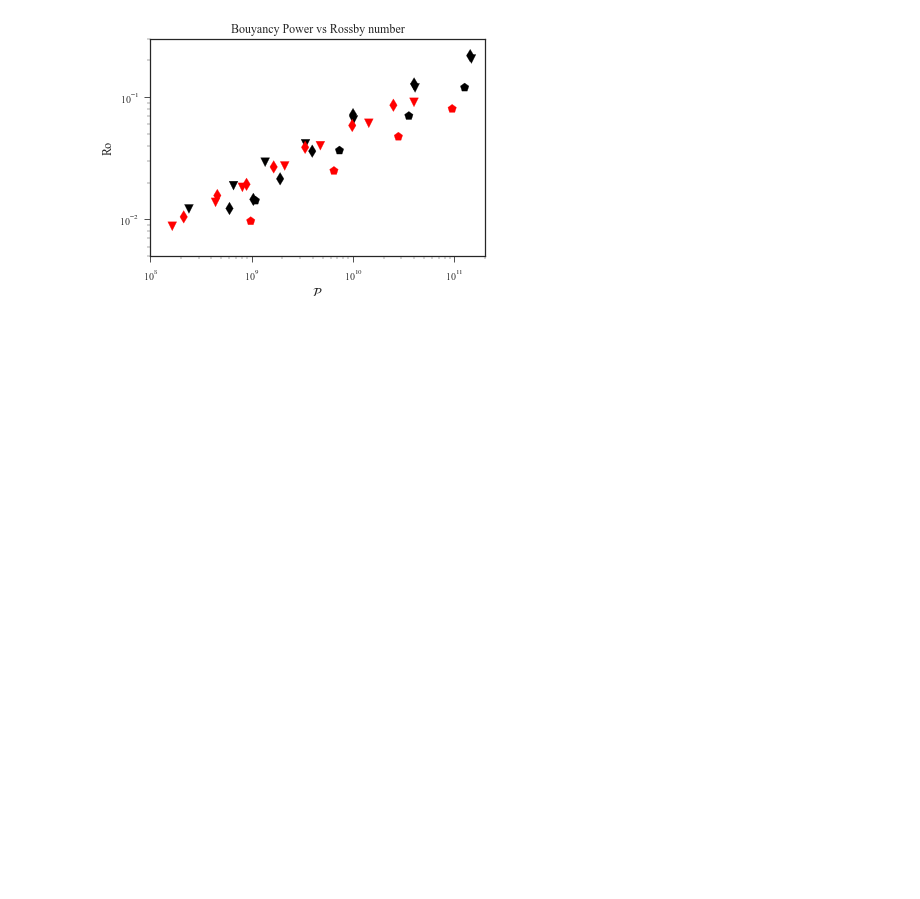
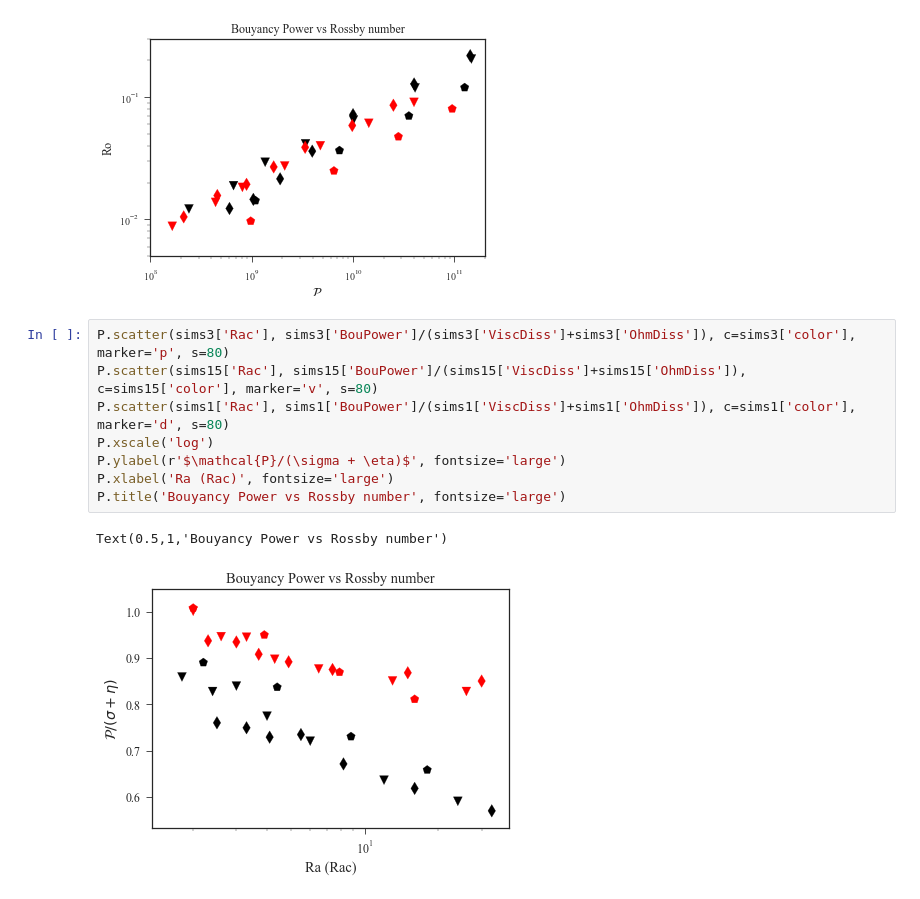
Before and after one commit to bzaire/Report_Sims, a Jupyter notebook: 7-KineticEnergy.ipynb, the cells around one changed output. Drawn from its saved outputs; the diff is of its cells as text; blank space fills up the shorter version.

```diff
--- a/7-KineticEnergy.ipynb
+++ b/7-KineticEnergy.ipynb
@@ -237,3 +237,14 @@ P.title('Bouyancy Power vs Rossby number', fontsize='large')
 # %% [output]
 Text(0.5,1,'Bouyancy Power vs Rossby number')
 [figure]
+# %%
+P.scatter(sims3['Rac'], sims3['BouPower']/(sims3['ViscDiss']+sims3['OhmDiss']), c=sims3['color'], marker='p', s=80)
+P.scatter(sims15['Rac'], sims15['BouPower']/(sims15['ViscDiss']+sims15['OhmDiss']), c=sims15['color'], marker='v', s=80)
+P.scatter(sims1['Rac'], sims1['BouPower']/(sims1['ViscDiss']+sims1['OhmDiss']), c=sims1['color'], marker='d', s=80)
+P.xscale('log')
+P.ylabel(r'$\mathcal{P}/(\sigma + \eta)$', fontsize='large')
+P.xlabel('Ra (Rac)', fontsize='large')
+P.title('Bouyancy Power vs Rossby number', fontsize='large')
+# %% [output]
+Text(0.5,1,'Bouyancy Power vs Rossby number')
+[figure, added]
```
Also changed, not shown: parts of 1 cell of this notebook, 23 other files.
